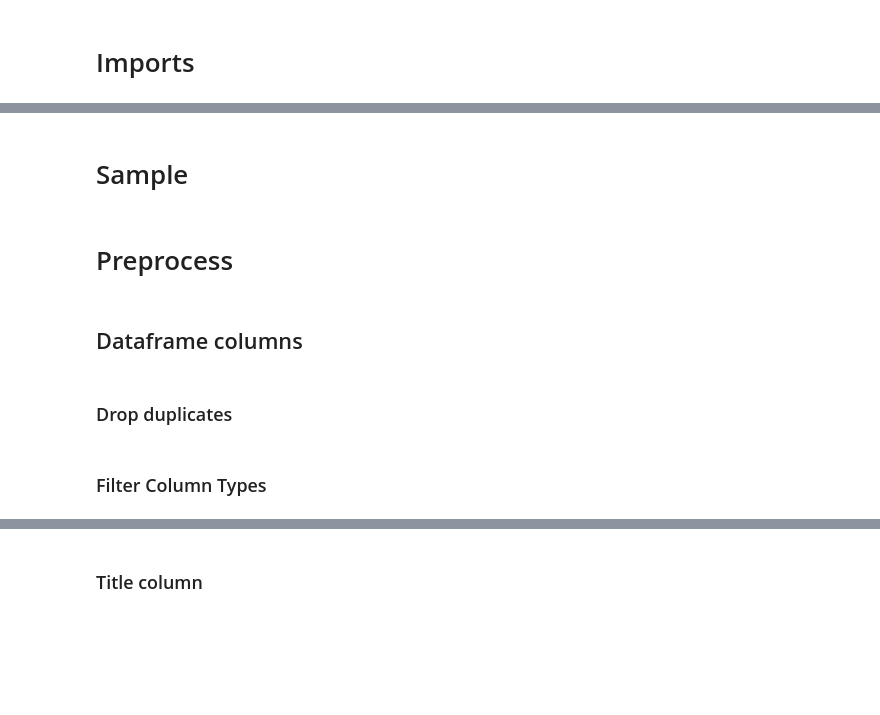
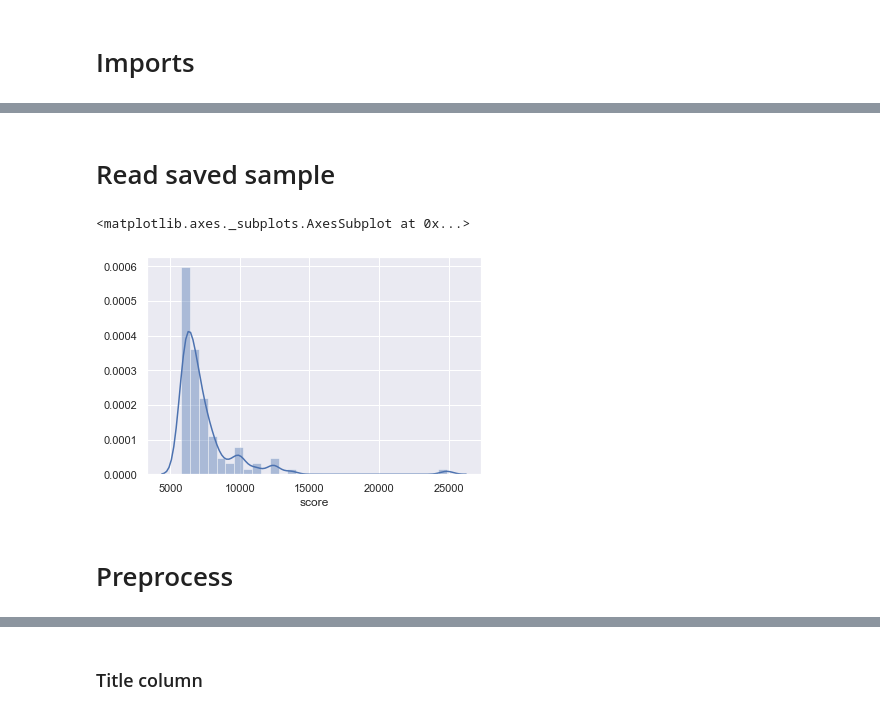
Before and after one commit to kkogan/reddit_horror_nlp, a Jupyter notebook: nlp_reddit.ipynb, the cells around one changed output, grey strips where cells are left out. Drawn from its saved outputs; the diff is of its cells as text; code cells hidden in the pictures; blank space fills up the shorter version.

```diff
--- a/nlp_reddit.ipynb
+++ b/nlp_reddit.ipynb
@@ -39,2 +76,0 @@ df_full = pd.read_json('/Users/kirill.kogan/Documents/data/reddit/nosleep.txt',l
-# %% [markdown]
-# Sample
@@ -43,6 +77,12 @@ df = df_full.sample(10000)
+# %% [markdown]
+# Read saved sample
+# %%
+#df_sample = df_full.head(20000).sample(SAMPLE_SIZE, random_state=RANDOM_STATE)
+df_sample = pd.read_pickle('./reddit_df_19_sub.pkl')
+# %%
+sns.distplot(df_sample['score'])
+# %% [output]
+<matplotlib.axes._subplots.AxesSubplot at 0x...>
+[figure, added]
 # %% [markdown]
 # Preprocess
-# %% [markdown]
-## Dataframe columns
-# %% [markdown]
-### Drop duplicates
@@ -51,2 +88,0 @@ df = df.drop_duplicates(subset='id')
-# %% [markdown]
-### Filter Column Types
```
Also changed, not shown: parts of 42 cells of this notebook, 3 other files.
